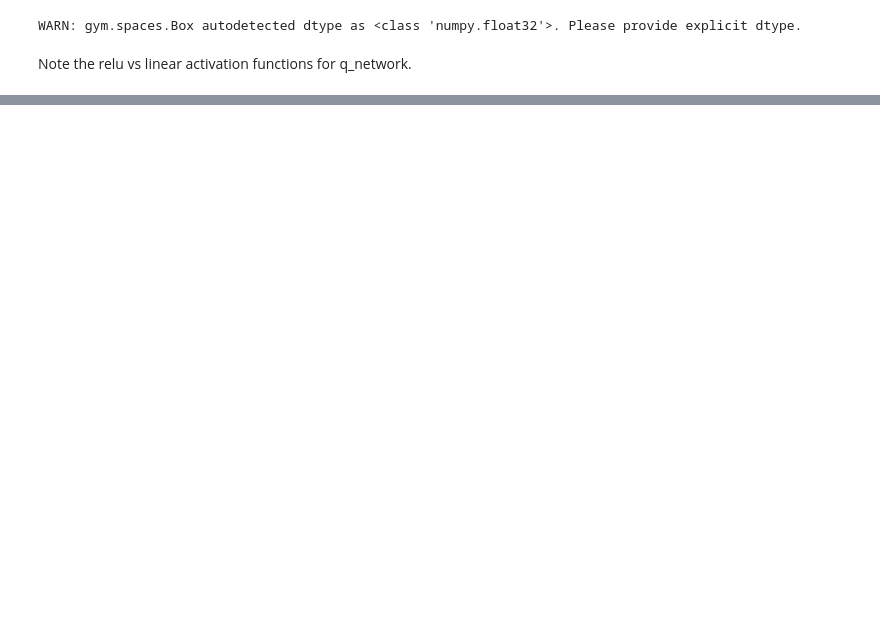
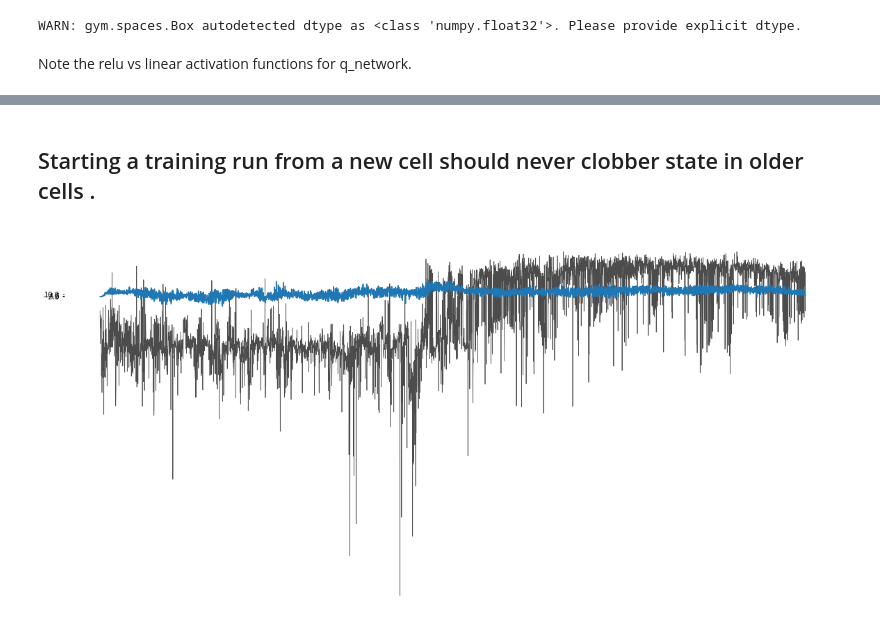
Before and after one commit to liavkoren/ai-ml-rl, a Jupyter notebook: dqn_implementations/mine/Really Simple DQN.ipynb, the cells around one changed output, grey strips where cells are left out. Saved outputs shown, nothing was run; the diff lists cells and outputs as text; code cells hidden in the pictures; blank space fills up the shorter version.

```diff
--- a/dqn_implementations/mine/Really Simple DQN.ipynb
+++ b/dqn_implementations/mine/Really Simple DQN.ipynb
@@ -162,0 +521,22 @@ len(replay_memory)
+# %% [markdown]
+## Starting a training run from a new cell should never clobber state in older cells .
+# %%
+#             q_hist_target_net.append(Q_val_one(target_net, state).max())
+#            q_hist_primary_net.append(Q_val_one(online_net, state).max())
+
+cut = 0
+fig, ax = plt.subplots(figsize=(20, 10))
+for side in ['top', 'right', 'bottom', 'left']:
+    ax.spines[side].set_visible(False)
+
+ax.xaxis.set_ticks([])
+# ax.set_ylim([-3, 10])
+ax.yaxis.set_ticks([-2, np.log(100), 10])
+# fig = plt.figure(figsize=(20, 10))
+plt.plot(reward_hist_target_net[cut:], color='k', alpha=.7, linewidth=.75)
+plt.plot(q_hist_target_net[cut:], color='r', alpha=.7, linewidth=1)
+plt.plot(q_hist_primary_net[cut:])
+# plt.hlines(np.log(100), 0, len(reward_hist_target_net)-cut, linestyles='dotted', linewidth=.5)
+plt.show()
+# %% [output]
+[figure, added]
```
Also changed, not shown: parts of 24 cells of this notebook, 4 other files.
